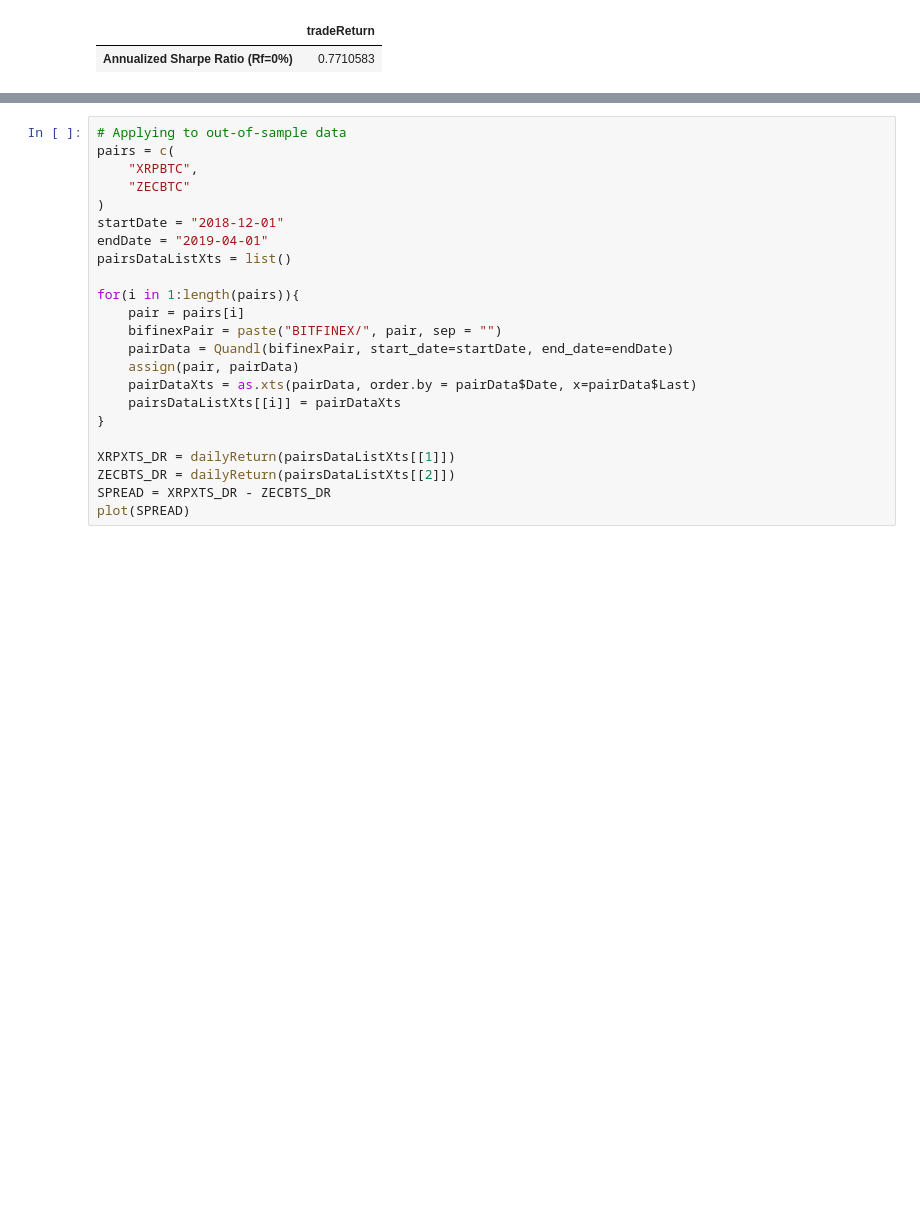
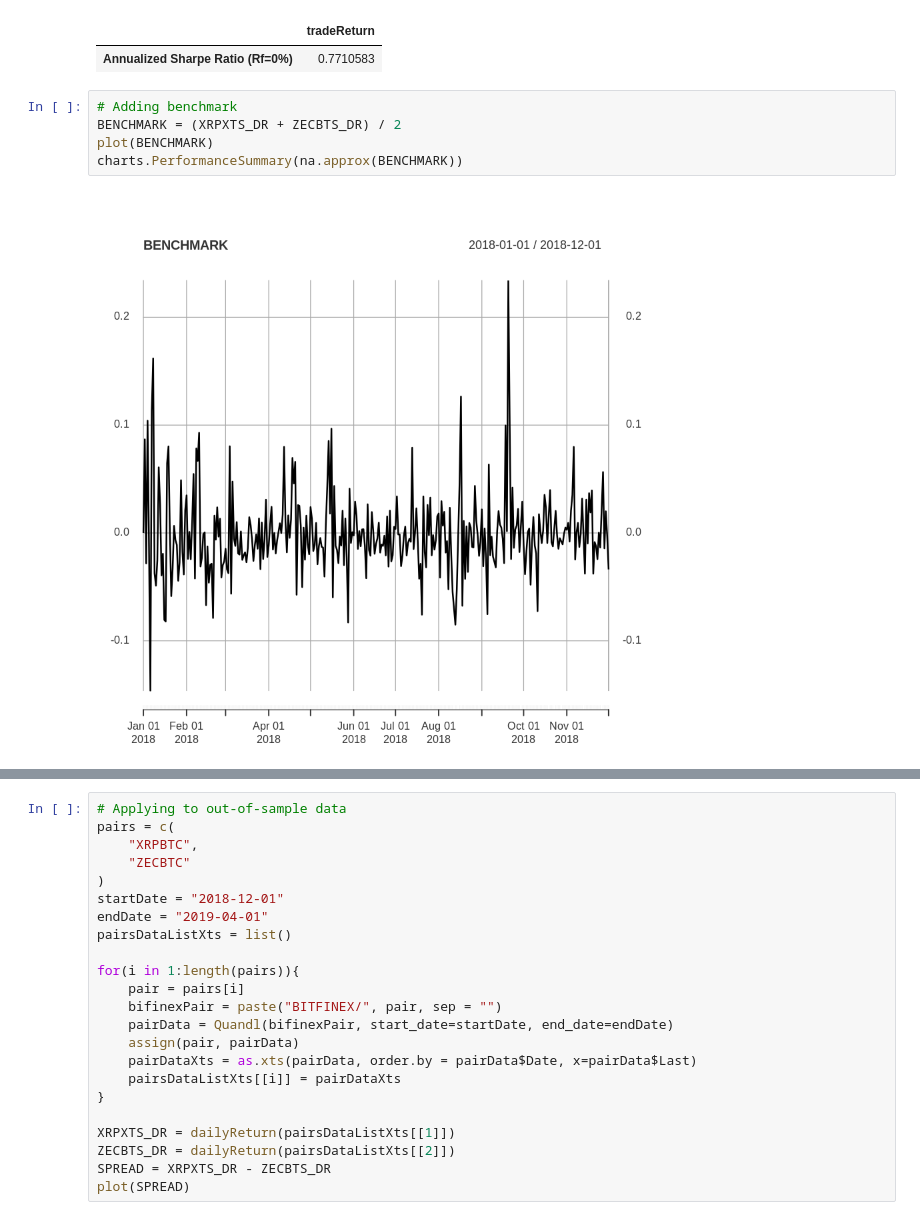
Before and after one commit to yehjxraymond/wqu_econometrics_group_proj, a Jupyter notebook: submission3/Untitled.ipynb, the cells around one changed output, grey strips where cells are left out. Saved outputs shown, nothing was run; the diff lists cells and outputs as text; blank space fills up the shorter version.

Commit message:
Added benchmark and out-of-sample

```diff
--- a/submission3/Untitled.ipynb
+++ b/submission3/Untitled.ipynb
@@ -175,3 +175,10 @@ SharpeRatio.annualized(RES$tradeReturn, Rf = 0)
 | StdDev Sharpe (Rf=0%, p=95%): | 0.05379146 |
 |  | tradeReturn |
 | Annualized Sharpe Ratio (Rf=0%) | 0.7710583 |
+# %%
+# Adding benchmark
+BENCHMARK = (XRPXTS_DR + ZECBTS_DR) / 2
+plot(BENCHMARK)
+charts.PerformanceSummary(na.approx(BENCHMARK))
+# %% [output]
+[figure, added]
```
Also changed, not shown: parts of 3 cells of this notebook.
